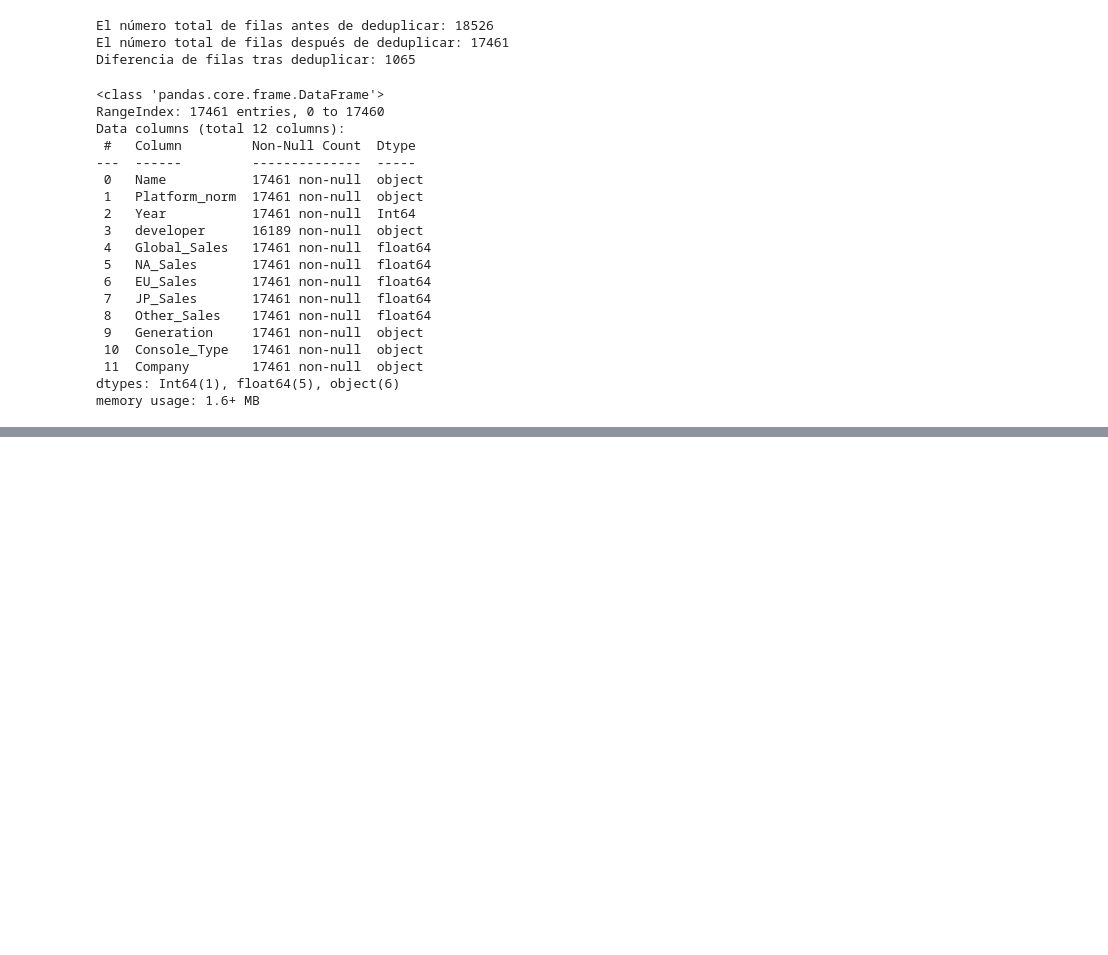
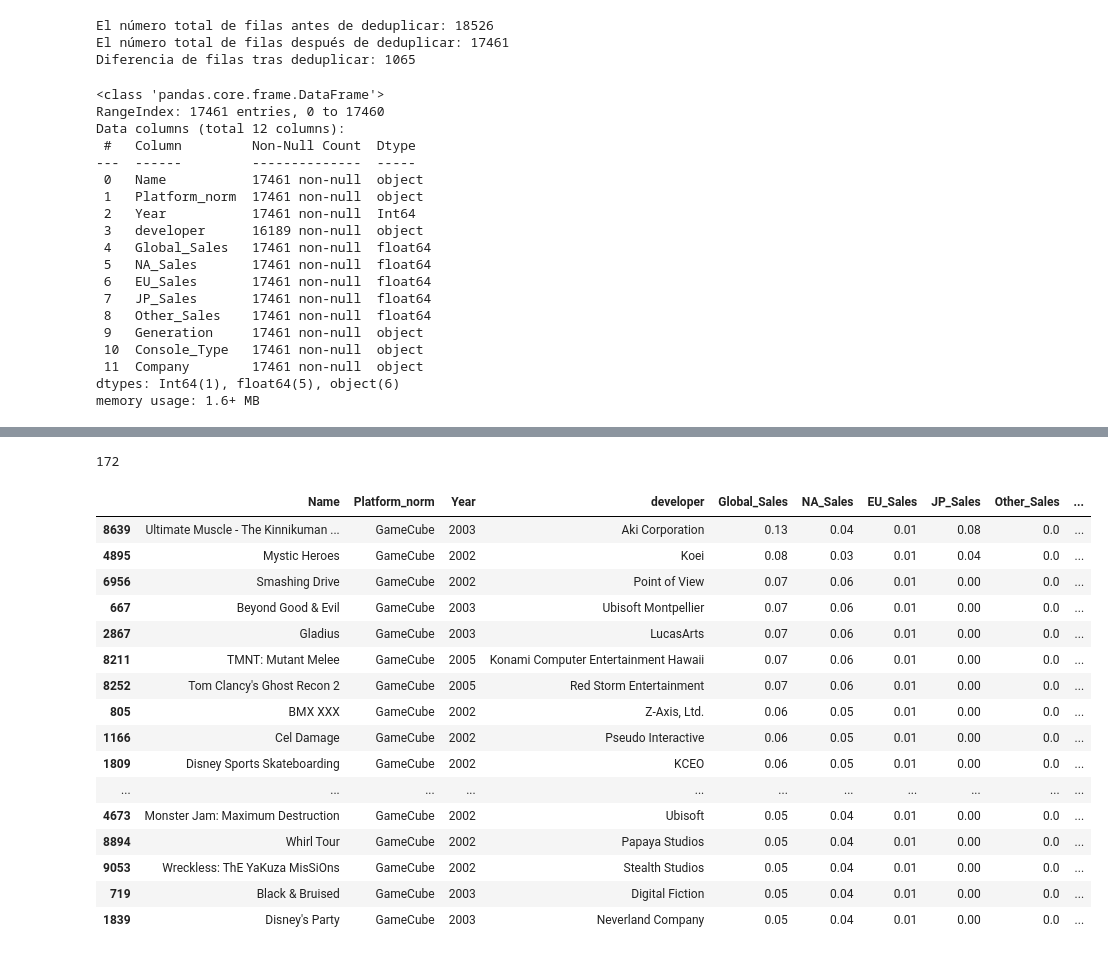
Before and after one commit to JPG250493/EDA_Guerra_de_consolas, a Jupyter notebook: notebooks/ProcesamientoDatos.ipynb, the cells around one changed output, grey strips where cells are left out. Drawn from its saved outputs; the diff is of its cells as text; code cells hidden in the pictures; blank space fills up the shorter version.

```diff
--- a/notebooks/ProcesamientoDatos.ipynb
+++ b/notebooks/ProcesamientoDatos.ipynb
@@ -1534,0 +1721,2 @@ memory usage: 1.7+ MB
+# %%
+df_ventas_europeas = df_final_dedup[df_final_dedup["EU_Sales"] > 0].copy()
@@ -1534,0 +1778,6 @@ memory usage: 1.7+ MB
+# %%
+identity_cols = [
+    "Name_norm",
+    "Platform_norm",
+    "EU_Sales"
+]
@@ -1534,0 +1803,10 @@ memory usage: 1.7+ MB
+# %%
+df_eu_dedup = (
+    df_europeas_sorted
+    .drop_duplicates(subset=identity_cols, keep="first")
+    .reset_index(drop=True)
+)
+# %%
+len(df_ventas_europeas) - len(df_eu_dedup)
+# %% [output]
+172
@@ -1534,0 +1821,43 @@ memory usage: 1.7+ MB
+# %%
+dup_key_cols = [
+    "Platform_norm",
+    "EU_Sales"
+]
+#identificamos candidatos a duplicados basándonos en las columnas clave definidas anteriormente
+dup_sales_candidates = (
+    df_eu_dedup
+    .groupby(dup_key_cols)
+    .size()
+    .reset_index(name="count")
+    .query("count > 1")
+    .sort_values("count", ascending=False)
+)
+#Mostramos los candidatos a duplicados basándonos en dichas columnas
+df_sales_dups = df_eu_dedup.merge(
+    dup_sales_candidates[dup_key_cols],
+    on=dup_key_cols,
+    how="inner"
+).sort_values(
+    by=["Platform_norm", "EU_Sales", "Global_Sales", "Year"],
+    ascending=[True, True, False, True]
+)
+
+display(df_sales_dups.head(50))
+# %% [output]
+|  | Name | Platform_norm | Year | developer | Global_Sales | NA_Sales | EU_Sales | JP_Sales | Other_Sales | ... |
+| 8639 | Ultimate Muscle - The Kinnikuman ... | GameCube | 2003 | Aki Corporation | 0.13 | 0.04 | 0.01 | 0.08 | 0.0 | ... |
+| 4895 | Mystic Heroes | GameCube | 2002 | Koei | 0.08 | 0.03 | 0.01 | 0.04 | 0.0 | ... |
+| 6956 | Smashing Drive | GameCube | 2002 | Point of View | 0.07 | 0.06 | 0.01 | 0.00 | 0.0 | ... |
+| 667 | Beyond Good & Evil | GameCube | 2003 | Ubisoft Montpellier | 0.07 | 0.06 | 0.01 | 0.00 | 0.0 | ... |
+| 2867 | Gladius | GameCube | 2003 | LucasArts | 0.07 | 0.06 | 0.01 | 0.00 | 0.0 | ... |
+| 8211 | TMNT: Mutant Melee | GameCube | 2005 | Konami Computer Entertainment Hawaii | 0.07 | 0.06 | 0.01 | 0.00 | 0.0 | ... |
+| 8252 | Tom Clancy's Ghost Recon 2 | GameCube | 2005 | Red Storm Entertainment | 0.07 | 0.06 | 0.01 | 0.00 | 0.0 | ... |
+| 805 | BMX XXX | GameCube | 2002 | Z-Axis, Ltd. | 0.06 | 0.05 | 0.01 | 0.00 | 0.0 | ... |
+| 1166 | Cel Damage | GameCube | 2002 | Pseudo Interactive | 0.06 | 0.05 | 0.01 | 0.00 | 0.0 | ... |
+| 1809 | Disney Sports Skateboarding | GameCube | 2002 | KCEO | 0.06 | 0.05 | 0.01 | 0.00 | 0.0 | ... |
+| ... | ... | ... | ... | ... | ... | ... | ... | ... | ... | ... |
+| 4673 | Monster Jam: Maximum Destruction | GameCube | 2002 | Ubisoft | 0.05 | 0.04 | 0.01 | 0.00 | 0.0 | ... |
+| 8894 | Whirl Tour | GameCube | 2002 | Papaya Studios | 0.05 | 0.04 | 0.01 | 0.00 | 0.0 | ... |
+| 9053 | Wreckless: ThE YaKuza MisSiOns | GameCube | 2002 | Stealth Studios | 0.05 | 0.04 | 0.01 | 0.00 | 0.0 | ... |
+| 719 | Black & Bruised | GameCube | 2003 | Digital Fiction | 0.05 | 0.04 | 0.01 | 0.00 | 0.0 | ... |
+| 1839 | Disney's Party | GameCube | 2003 | Neverland Company | 0.05 | 0.04 | 0.01 | 0.00 | 0.0 | ... |
```
Also changed, not shown: parts of 27 cells of this notebook, 12 other files.
